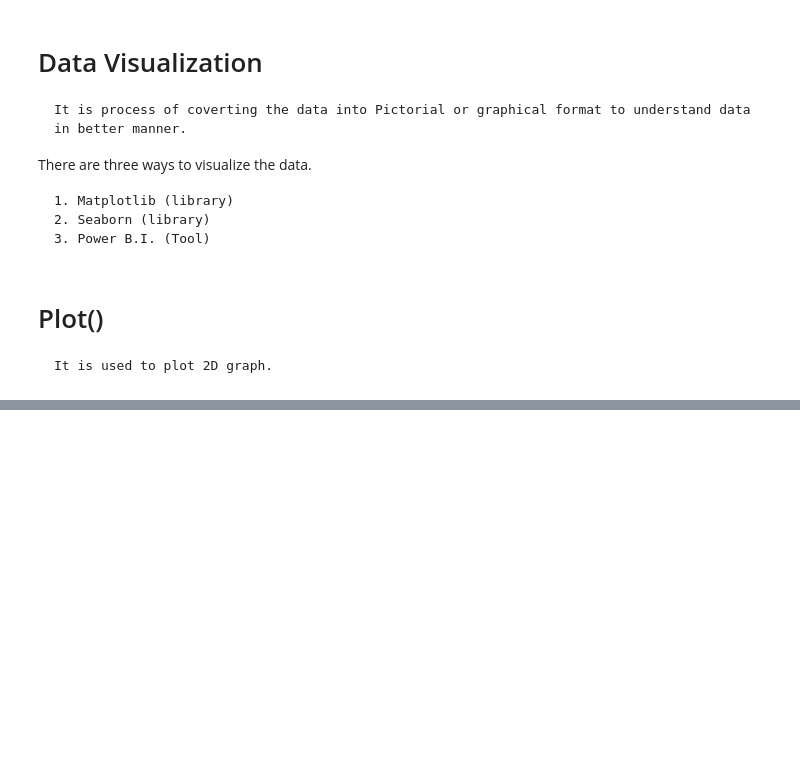
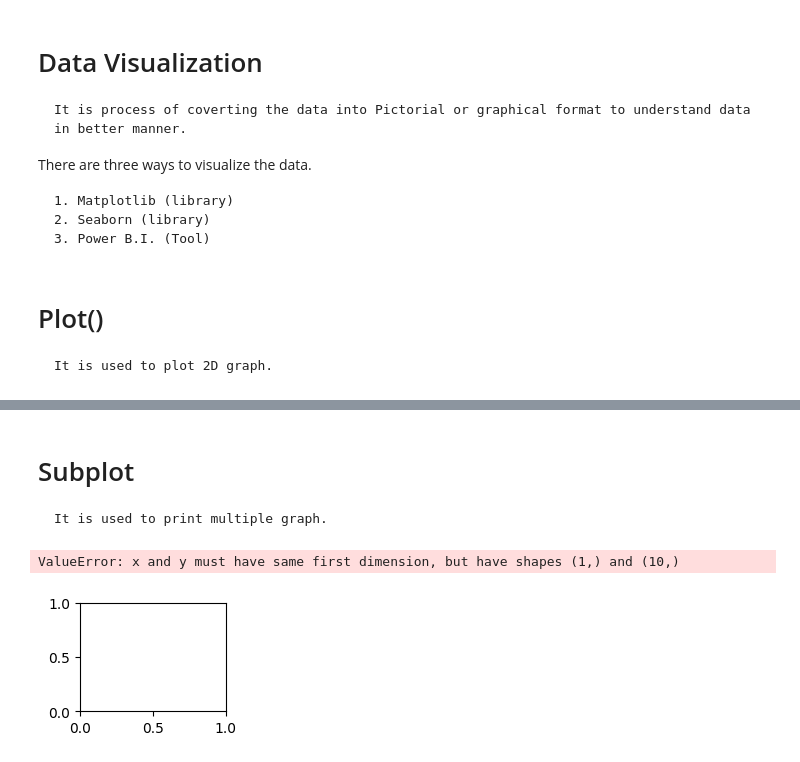
Before and after one commit to Amandeep006/QSPIDER-, a Jupyter notebook: pylab/mat.ipynb, the cells around one changed output, grey strips where cells are left out. Cells and saved outputs as stored; diff of their text form; code cells hidden in the pictures; blank space fills up the shorter version.

```diff
--- a/pylab/mat.ipynb
+++ b/pylab/mat.ipynb
@@ -31,0 +93,30 @@ plt.plot(x,y,marker="s",color="Red",markerfacecolor="Yellow",markeredgecolor="Bl
+# %% [markdown]
+# Subplot
+
+    It is used to print multiple graph.
+# %%
+# Syntax :
+       # plt.subplot(no_of_rows,no_of_colums,position)
+
+# plt.subplot(2,2,1)
+# plt.subplot(2,2,4)
+# plt.subplot(2,2,2)
+# plt.subplot(2,2,3)
+
+# for i in range(1,5):
+#     plt.subplot(2,2,i)
+
+
+for i in range(1,10):
+    if i%2==0:
+        plt.subplot(3,3,i)
+        plt.plot(x,z,marker="h",color="Red",markerfacecolor="Yellow",markeredgecolor="Black",linewidth=3,linestyle="--",markersize=10)
+        plt.grid()
+        plt.xlabel("X-values",fontsize=12,color="Black")
+        plt.ylabel("Z-label",fontsize=12,color="Black")
+        plt.title("Graph",fontsize=18,color="Red")
+        plt.gca().set_facecolor("White")
+plt.tight_layout()
+# %% [output]
+ValueError: x and y must have same first dimension, but have shapes (1,) and (10,)
+[figure, added]
```
Also changed, not shown: parts of 9 cells of this notebook, 1 other file.
